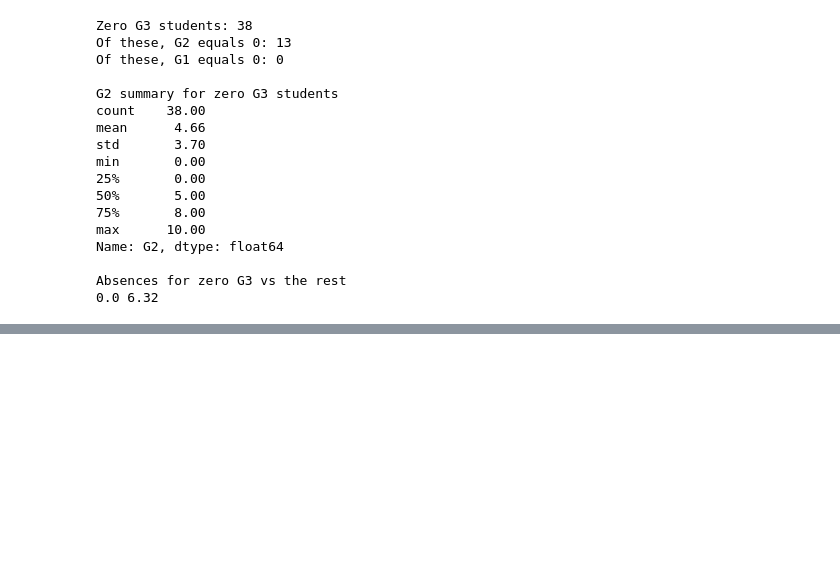
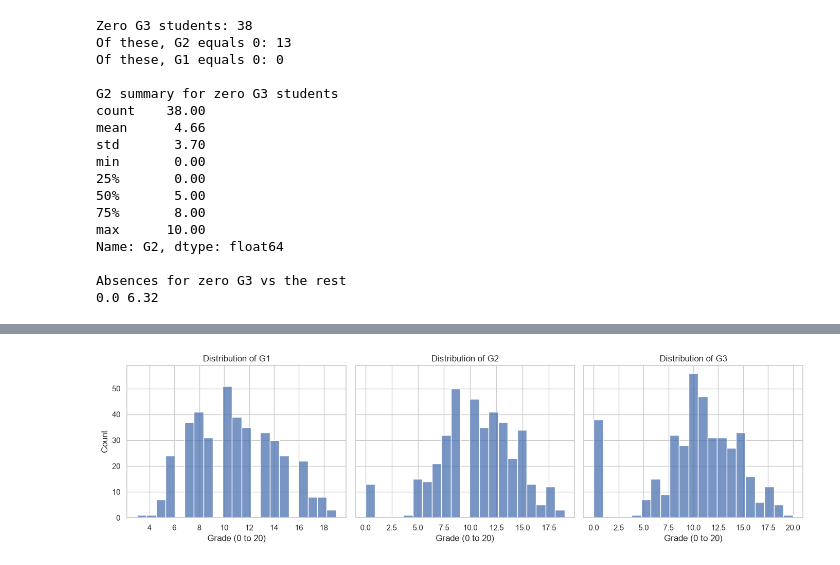
Before and after one commit to KaiserFaker/SPARK, a Jupyter notebook: notebooks/01_exploration.ipynb, the cells around one changed output, grey strips where cells are left out. Saved outputs shown, nothing was run; the diff lists cells and outputs as text; code cells hidden in the pictures; blank space fills up the shorter version.

```diff
--- a/notebooks/01_exploration.ipynb
+++ b/notebooks/01_exploration.ipynb
@@ -87,15 +87,3 @@ Name: G2, dtype: float64
 
 Absences for zero G3 vs the rest
 0.0 6.32
-# %%
-# ===== Check the absences artifact =====
-df["risk"] = df["G3"].apply(assign_risk)
-
-print("Mean absences by risk category")
-print(df.groupby("risk")["absences"].mean().round(2).reindex(RISK_ORDER))
-
-print("\nShare of students with zero absences")
-print("All students:", (df["absences"] == 0).mean().round(3))
-print("Zero G3 students:", (df.loc[df["G3"] == 0, "absences"] == 0).mean().round(3))
-print("Non zero G3 students with zero absences:",
-      ((df["G3"] > 0) & (df["absences"] == 0)).sum())
@@ -104,0 +137,14 @@ NameError: name 'RISK_ORDER' is not defined
+# %%
+# ===== Grade distributions =====
+fig, axes = plt.subplots(1, 3, figsize=(14, 4), sharey=True)
+
+for ax, col in zip(axes, ["G1", "G2", "G3"]):
+    sns.histplot(df[col], bins=21, ax=ax)
+    ax.set_title(f"Distribution of {col}")
+    ax.set_xlabel("Grade (0 to 20)")
+
+plt.tight_layout()
+plt.savefig("../outputs/figures/grade_distributions.png", dpi=200)
+plt.show()
+# %% [output]
+[figure, added]
```
Also changed, not shown: parts of 3 cells of this notebook, 11 other files.
